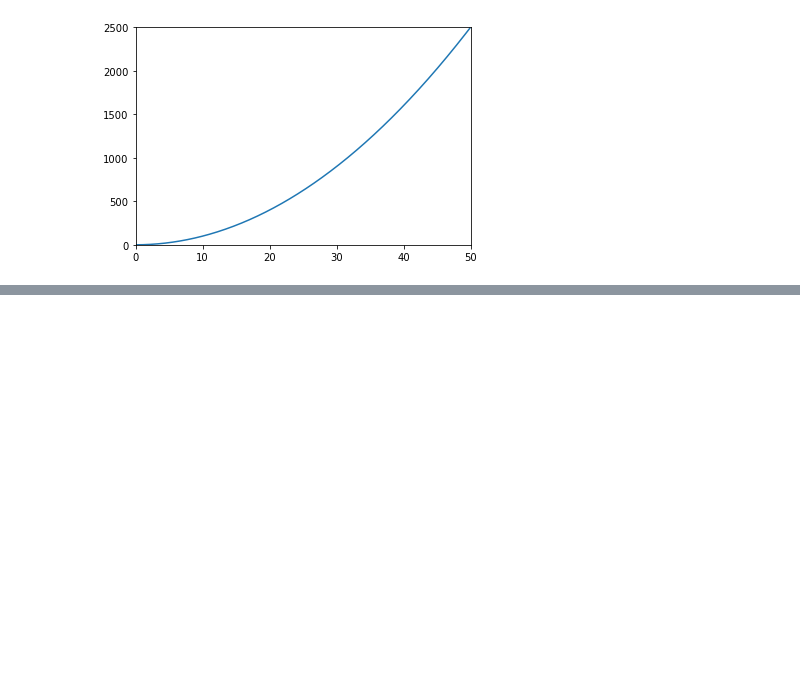
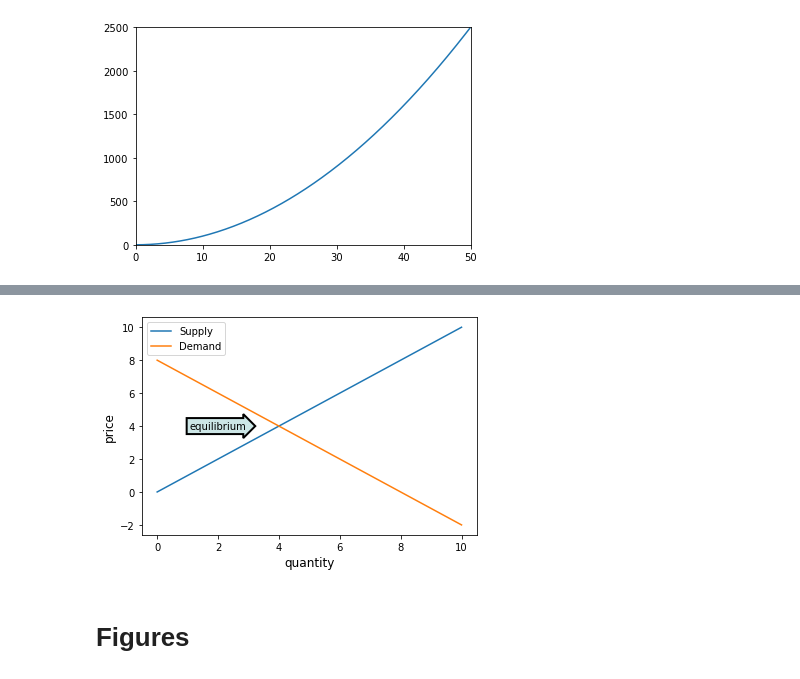
Before and after one commit to umar7860/numpy-linkedIn-course, a Jupyter notebook: NumPy Course Part 2/AdvancePlotsAndStyling.ipynb, the cells around one changed output, grey strips where cells are left out. Cells and saved outputs as stored; diff of their text form; code cells hidden in the pictures; blank space fills up the shorter version.

```diff
--- a/NumPy Course Part 2/AdvancePlotsAndStyling.ipynb
+++ b/NumPy Course Part 2/AdvancePlotsAndStyling.ipynb
@@ -114,0 +138,22 @@ ax.set_xticks(lista)
+# %%
+x = np.linspace(0,10)
+y1 = x
+y2 = 8-x
+fig , ax = plt.subplots()
+plt.plot(x,y1,label='Supply')
+plt.plot(x,y2,label='Demand')
+
+bbox_props = dict(boxstyle='rarrow',fc = (0.8,0.9,0.9),lw=2)
+t = ax.text(2,4,"equilibrium", ha="center",va="center",rotation=0,
+           size=10,bbox=bbox_props)
+#label for x-axes
+plt.xlabel('quantity',fontsize=12)
+#label for y-axes
+plt.ylabel('price',fontsize=12)
+
+plt.legend()
+plt.show()
+# %% [output]
+[figure, added]
+# %% [markdown]
+# Figures
```
Also changed, not shown: parts of 4 cells of this notebook.
